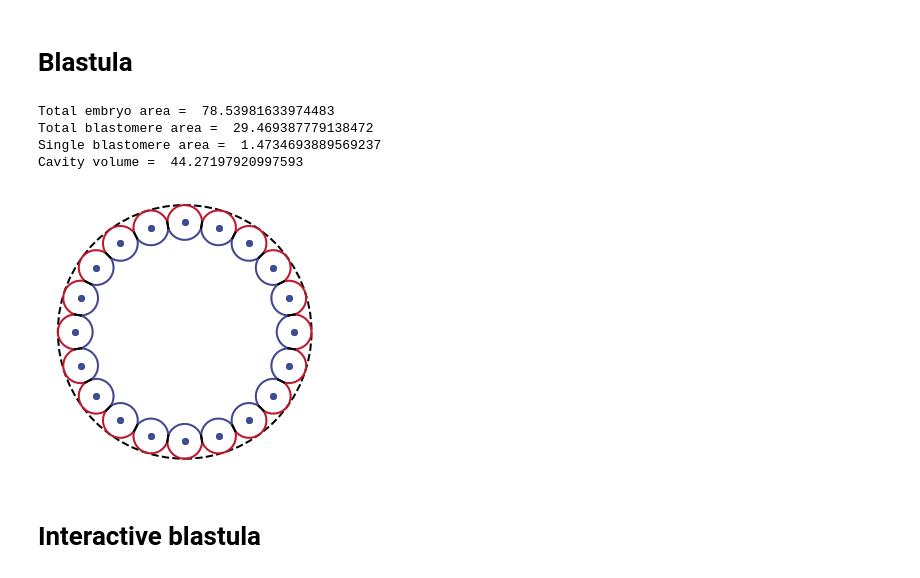
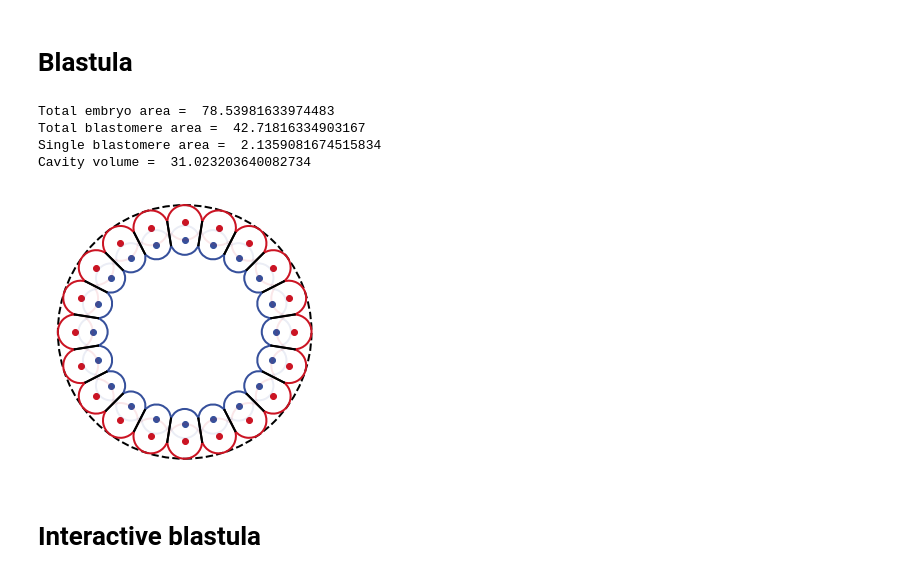
Before and after one commit to VirtualEmbryo/blastocoel_review, a Jupyter notebook: blastomeres_packing.ipynb, the cells around one changed output. Drawn from its saved outputs; the diff is of its cells as text; code cells hidden in the pictures.

Commit message:
Finish blastomeres_packing for Fig.4C, edit the blastula_class.py for lateral lengths

```diff
--- a/blastomeres_packing.ipynb
+++ b/blastomeres_packing.ipynb
@@ -50,19 +85,19 @@ Test done
 # %%
 R_embryo, Nb = 5., 20
 theta_e = pi/Nb
-d=-0.0
+d=0.7
 Ra = R_embryo*np.sin(theta_e)/(1.+np.sin(theta_e))+0.01
 Rb = (R_embryo-(Ra+d))*np.sin(theta_e)+0.01
 
 e = blc.Embryo(R_embryo=R_embryo, Nb=Nb)
 #print(Ra, Rb)
 e.plot_embryo(d=d, Ra=Ra, Rb=Rb, centers=True, circles=True, print_areas=True)
 # %% [output]
 Total embryo area =  78.53981633974483
-Total blastomere area =  29.469387779138472
-Single blastomere area =  1.4734693889569237
-Cavity volume =  44.27197920997593
+Total blastomere area =  42.71816334903167
+Single blastomere area =  2.1359081674515834
+Cavity volume =  31.023203640082734
-[figure, old version]
+[figure, new version]
 # %% [markdown]
 # Interactive blastula
 # %%
```
Also changed, not shown: parts of 19 cells of this notebook, 5 other files.
